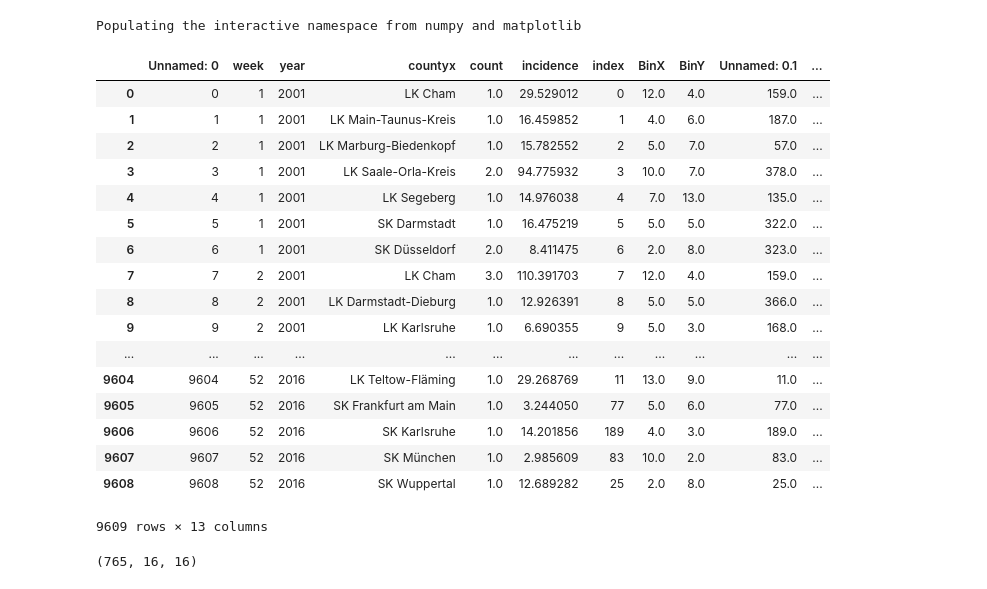
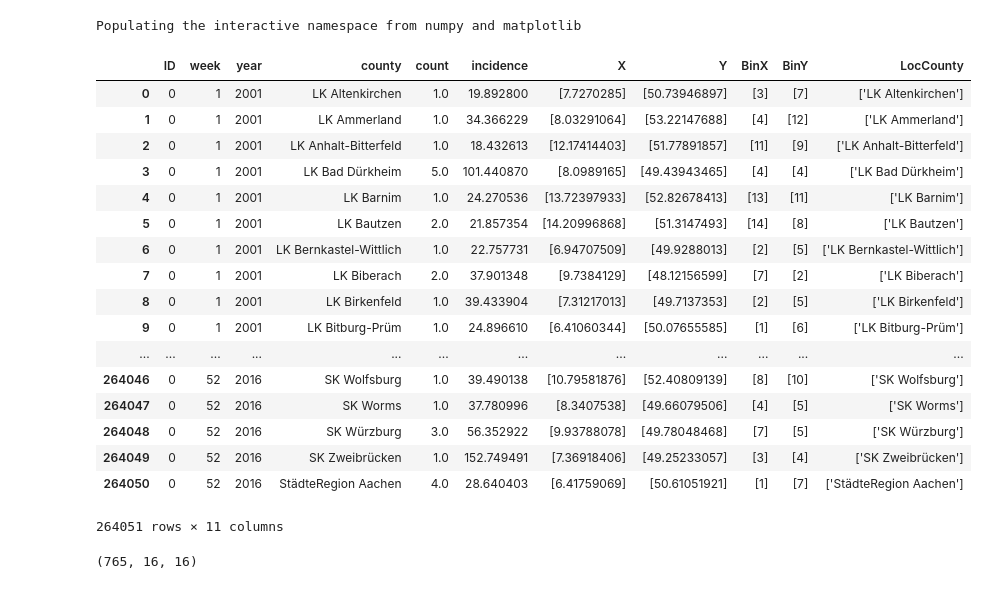
Before and after one commit to vkakerbeck/DieInfluenza, a Jupyter notebook: CNN Predictions.ipynb, the cells around one changed output. Saved outputs shown, nothing was run; the diff lists cells and outputs as text; code cells hidden in the pictures.

```diff
--- a/CNN Predictions.ipynb
+++ b/CNN Predictions.ipynb
@@ -10,28 +10,30 @@ import pyodbc
 import matplotlib.pyplot as plt
 # %% [output]
 Populating the interactive namespace from numpy and matplotlib
-# %%
-Data = pd.read_csv('MasernAndCoords.csv',encoding='latin-1')
-Data
-# %% [output]
-|  | Unnamed: 0 | week | year | countyx | count | incidence | index | BinX | BinY | Unnamed: 0.1 | ... |
-| 0 | 0 | 1 | 2001 | LK Cham | 1.0 | 29.529012 | 0 | 12.0 | 4.0 | 159.0 | ... |
-| 1 | 1 | 1 | 2001 | LK Main-Taunus-Kreis | 1.0 | 16.459852 | 1 | 4.0 | 6.0 | 187.0 | ... |
-| 2 | 2 | 1 | 2001 | LK Marburg-Biedenkopf | 1.0 | 15.782552 | 2 | 5.0 | 7.0 | 57.0 | ... |
-| 3 | 3 | 1 | 2001 | LK Saale-Orla-Kreis | 2.0 | 94.775932 | 3 | 10.0 | 7.0 | 378.0 | ... |
-| 4 | 4 | 1 | 2001 | LK Segeberg | 1.0 | 14.976038 | 4 | 7.0 | 13.0 | 135.0 | ... |
-| 5 | 5 | 1 | 2001 | SK Darmstadt | 1.0 | 16.475219 | 5 | 5.0 | 5.0 | 322.0 | ... |
-| 6 | 6 | 1 | 2001 | SK Düsseldorf | 2.0 | 8.411475 | 6 | 2.0 | 8.0 | 323.0 | ... |
-| 7 | 7 | 2 | 2001 | LK Cham | 3.0 | 110.391703 | 7 | 12.0 | 4.0 | 159.0 | ... |
-| 8 | 8 | 2 | 2001 | LK Darmstadt-Dieburg | 1.0 | 12.926391 | 8 | 5.0 | 5.0 | 366.0 | ... |
-| 9 | 9 | 2 | 2001 | LK Karlsruhe | 1.0 | 6.690355 | 9 | 5.0 | 3.0 | 168.0 | ... |
-| ... | ... | ... | ... | ... | ... | ... | ... | ... | ... | ... | ... |
-| 9604 | 9604 | 52 | 2016 | LK Teltow-Fläming | 1.0 | 29.268769 | 11 | 13.0 | 9.0 | 11.0 | ... |
-| 9605 | 9605 | 52 | 2016 | SK Frankfurt am Main | 1.0 | 3.244050 | 77 | 5.0 | 6.0 | 77.0 | ... |
-| 9606 | 9606 | 52 | 2016 | SK Karlsruhe | 1.0 | 14.201856 | 189 | 4.0 | 3.0 | 189.0 | ... |
-| 9607 | 9607 | 52 | 2016 | SK München | 1.0 | 2.985609 | 83 | 10.0 | 2.0 | 83.0 | ... |
-| 9608 | 9608 | 52 | 2016 | SK Wuppertal | 1.0 | 12.689282 | 25 | 2.0 | 8.0 | 25.0 | ... |
-9609 rows × 13 columns
+# %%
+#Data = pd.read_csv('MasernAndCoords.csv',encoding='latin-1')
+Data = pd.read_csv('StomachVirusInput.csv',encoding='latin-1')
+Data.columns=['ID','week','year','county','count','incidence','X','Y','BinX','BinY','LocCounty']
+Data
+# %% [output]
+|  | ID | week | year | county | count | incidence | X | Y | BinX | BinY | LocCounty |
+| 0 | 0 | 1 | 2001 | LK Altenkirchen | 1.0 | 19.892800 | [7.7270285] | [50.73946897] | [3] | [7] | ['LK Altenkirchen'] |
+| 1 | 0 | 1 | 2001 | LK Ammerland | 1.0 | 34.366229 | [8.03291064] | [53.22147688] | [4] | [12] | ['LK Ammerland'] |
+| 2 | 0 | 1 | 2001 | LK Anhalt-Bitterfeld | 1.0 | 18.432613 | [12.17414403] | [51.77891857] | [11] | [9] | ['LK Anhalt-Bitterfeld'] |
+| 3 | 0 | 1 | 2001 | LK Bad Dürkheim | 5.0 | 101.440870 | [8.0989165] | [49.43943465] | [4] | [4] | ['LK Bad Dürkheim'] |
+| 4 | 0 | 1 | 2001 | LK Barnim | 1.0 | 24.270536 | [13.72397933] | [52.82678413] | [13] | [11] | ['LK Barnim'] |
+| 5 | 0 | 1 | 2001 | LK Bautzen | 2.0 | 21.857354 | [14.20996868] | [51.3147493] | [14] | [8] | ['LK Bautzen'] |
+| 6 | 0 | 1 | 2001 | LK Bernkastel-Wittlich | 1.0 | 22.757731 | [6.94707509] | [49.9288013] | [2] | [5] | ['LK Bernkastel-Wittlich'] |
+| 7 | 0 | 1 | 2001 | LK Biberach | 2.0 | 37.901348 | [9.7384129] | [48.12156599] | [7] | [2] | ['LK Biberach'] |
+| 8 | 0 | 1 | 2001 | LK Birkenfeld | 1.0 | 39.433904 | [7.31217013] | [49.7137353] | [2] | [5] | ['LK Birkenfeld'] |
+| 9 | 0 | 1 | 2001 | LK Bitburg-Prüm | 1.0 | 24.896610 | [6.41060344] | [50.07655585] | [1] | [6] | ['LK Bitburg-Prüm'] |
+| ... | ... | ... | ... | ... | ... | ... | ... | ... | ... | ... | ... |
+| 264046 | 0 | 52 | 2016 | SK Wolfsburg | 1.0 | 39.490138 | [10.79581876] | [52.40809139] | [8] | [10] | ['SK Wolfsburg'] |
+| 264047 | 0 | 52 | 2016 | SK Worms | 1.0 | 37.780996 | [8.3407538] | [49.66079506] | [4] | [5] | ['SK Worms'] |
+| 264048 | 0 | 52 | 2016 | SK Würzburg | 3.0 | 56.352922 | [9.93788078] | [49.78048468] | [7] | [5] | ['SK Würzburg'] |
+| 264049 | 0 | 52 | 2016 | SK Zweibrücken | 1.0 | 152.749491 | [7.36918406] | [49.25233057] | [3] | [4] | ['SK Zweibrücken'] |
+| 264050 | 0 | 52 | 2016 | StädteRegion Aachen | 4.0 | 28.640403 | [6.41759069] | [50.61051921] | [1] | [7] | ['StädteRegion Aachen'] |
+264051 rows × 11 columns
 # %%
 allMaps = []
 for m in range(15):
```
Also changed, not shown: parts of 2 cells of this notebook, 5 other files.
